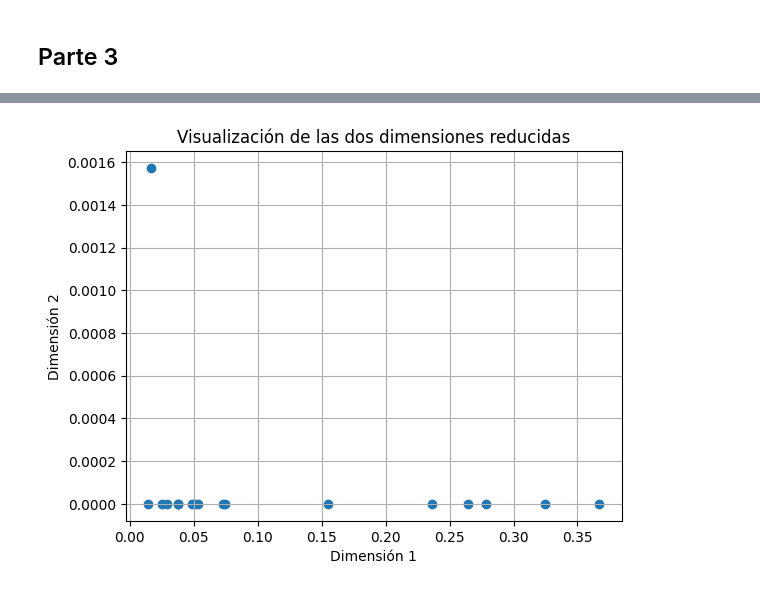
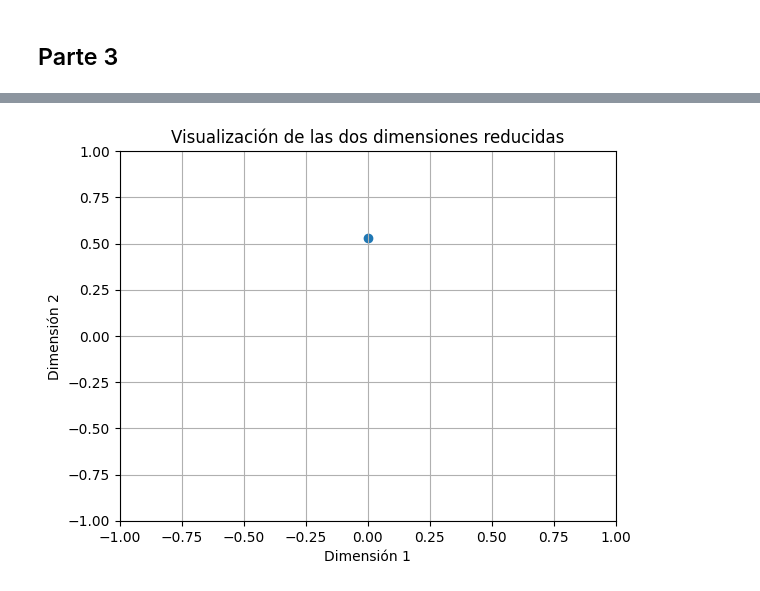
Before and after one commit to caguirre5/Lab5_DS, a Jupyter notebook: Lab5.ipynb, the cells around one changed output, grey strips where cells are left out. Cells and saved outputs as stored; diff of their text form; code cells hidden in the pictures.

```diff
--- a/Lab5.ipynb
+++ b/Lab5.ipynb
@@ -62,0 +24,4 @@ print(normalized_data)
+# %%
+data = pd.read_csv('UK_foods.csv')
+# Transponer el DataFrame para tener países como filas y alimentos como columnas
+data = data.set_index('Unnamed: 0').T
@@ -63,12 +72,14 @@ print(normalized_data)
+# %%
+normalizador = MinMaxScaler()
+normalized_data = normalizador.fit_transform(data)
 # %% [markdown]
 ## Parte 2
 # %%
-
 # Construir el autocodificador
 codificador = Sequential()
-codificador.add(Dense(units=2, activation='relu', input_shape=[len(data.columns) - 1]))
+codificador.add(Dense(units=2, activation='relu', input_shape=[17]))
 decodificador = Sequential()
-decodificador.add(Dense(units=len(data.columns) - 1, activation='relu', input_shape=[2]))
+decodificador.add(Dense(units=17, activation='relu', input_shape=[2]))
 autocodificador = Sequential([codificador, decodificador])
 
 # Compilar el autocodificador
@@ -99,13 +123,12 @@ Epoch 100/100
 # %% [markdown]
 ## Parte 3
 # %%
-# Obtener las dos dimensiones reducidas
-codificado_2dim = codificador.predict(normalized_data)
-
 # Visualizar las dos dimensiones reducidas
 plt.scatter(codificado_2dim[:, 0], codificado_2dim[:, 1])
 plt.xlabel('Dimensión 1')
 plt.ylabel('Dimensión 2')
+plt.xlim(-1, 1)  # Ajusta los límites del eje X
+plt.ylim(-1, 1)  # Ajusta los límites del eje Y
 plt.title('Visualización de las dos dimensiones reducidas')
 plt.grid(True)
 plt.show()
@@ -118 +140 @@ fig.show()
-[figure, old version]
+[figure, new version]
```
Also changed, not shown: parts of 19 cells of this notebook, 5 other files.
